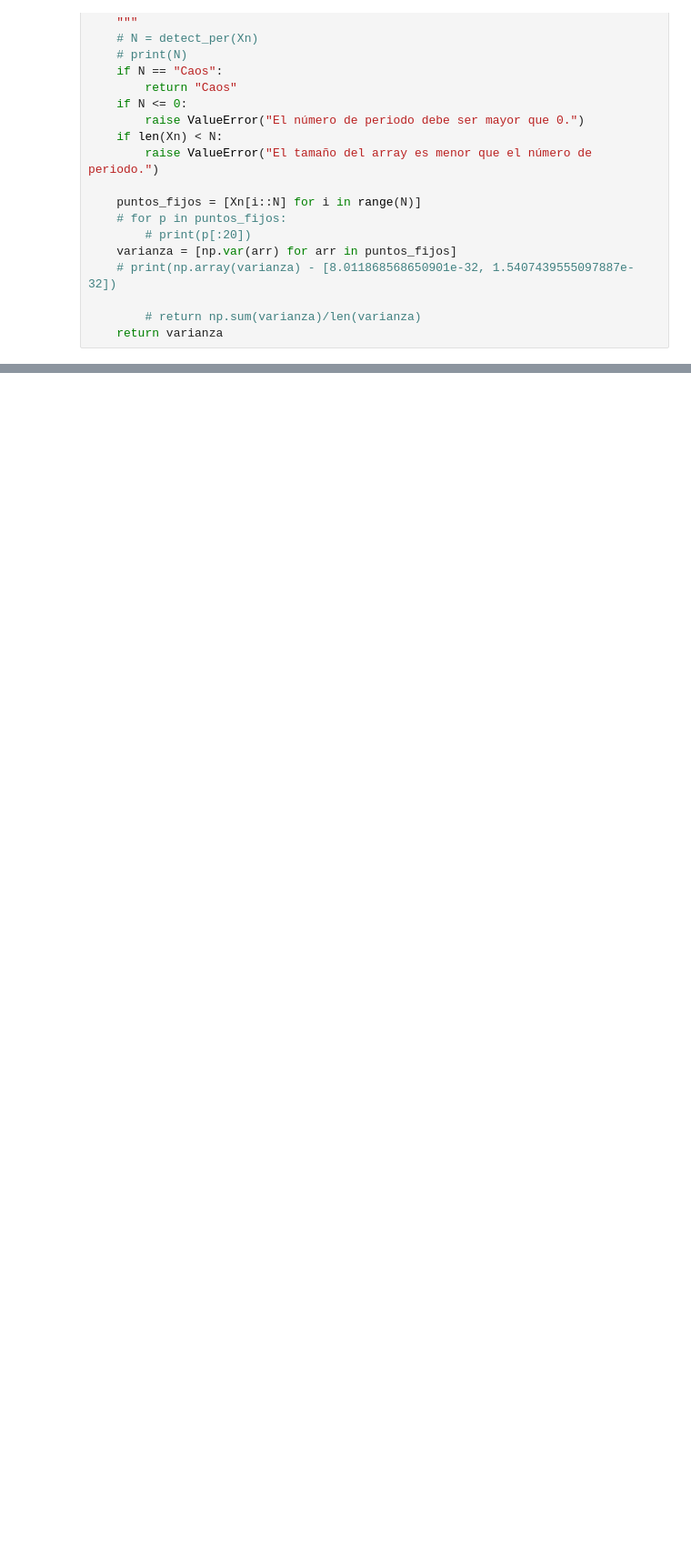
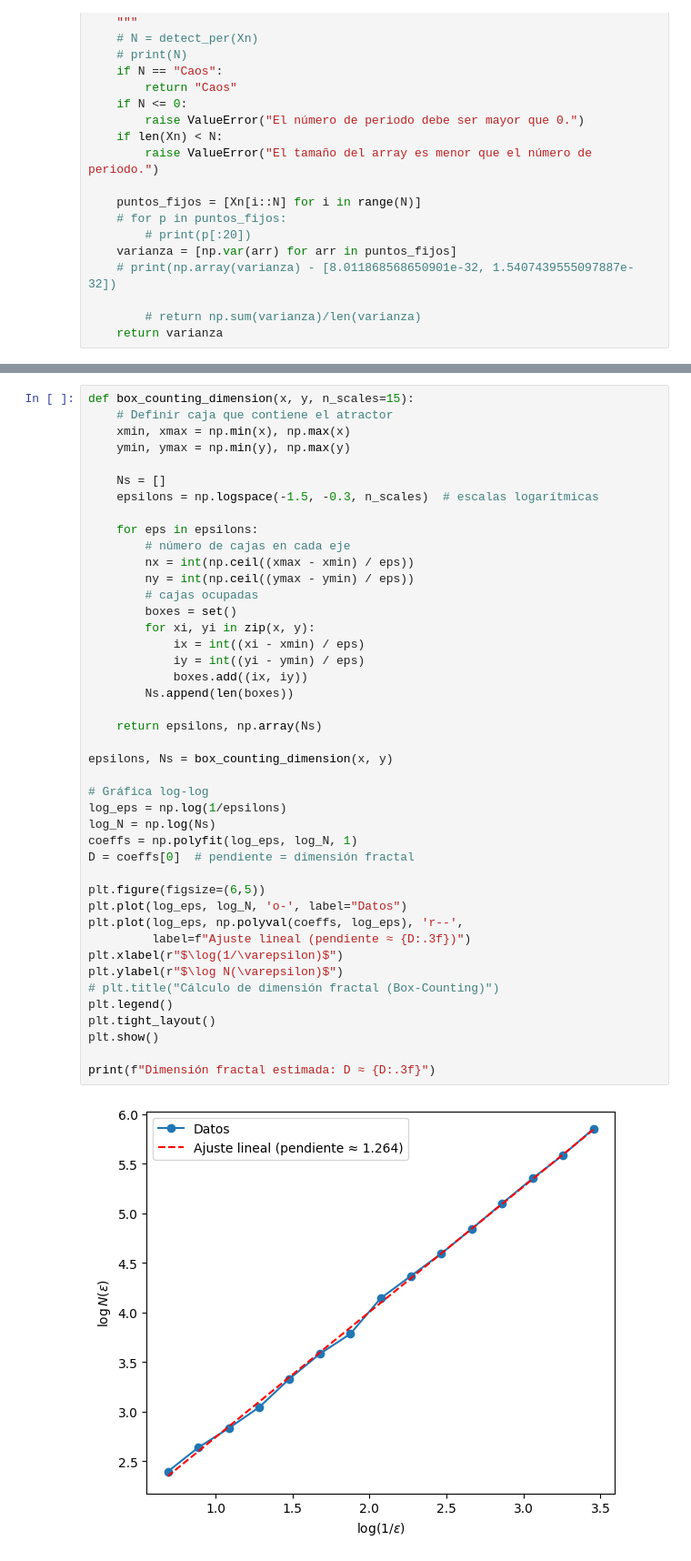
Before and after one commit to EduardoGarcia528/Tesis, a Jupyter notebook: henon/henon_map.ipynb, the cells around one changed output, grey strips where cells are left out. Shown at 91% size. Cells and saved outputs as stored; diff of their text form; blank space fills up the shorter version.

```diff
--- a/henon/henon_map.ipynb
+++ b/henon/henon_map.ipynb
@@ -452,0 +550,45 @@ def var_per_state(Xn,N):
+# %%
+def box_counting_dimension(x, y, n_scales=15):
+    # Definir caja que contiene el atractor
+    xmin, xmax = np.min(x), np.max(x)
+    ymin, ymax = np.min(y), np.max(y)
+
+    Ns = []
+    epsilons = np.logspace(-1.5, -0.3, n_scales)  # escalas logarítmicas
+
+    for eps in epsilons:
+        # número de cajas en cada eje
+        nx = int(np.ceil((xmax - xmin) / eps))
+        ny = int(np.ceil((ymax - ymin) / eps))
+        # cajas ocupadas
+        boxes = set()
+        for xi, yi in zip(x, y):
+            ix = int((xi - xmin) / eps)
+            iy = int((yi - ymin) / eps)
+            boxes.add((ix, iy))
+        Ns.append(len(boxes))
+
+    return epsilons, np.array(Ns)
+
+epsilons, Ns = box_counting_dimension(x, y)
+
+# Gráfica log-log
+log_eps = np.log(1/epsilons)
+log_N = np.log(Ns)
+coeffs = np.polyfit(log_eps, log_N, 1)
+D = coeffs[0]  # pendiente = dimensión fractal
+
+plt.figure(figsize=(6,5))
+plt.plot(log_eps, log_N, 'o-', label="Datos")
+plt.plot(log_eps, np.polyval(coeffs, log_eps), 'r--',
+         label=f"Ajuste lineal (pendiente ≈ {D:.3f})")
+plt.xlabel(r"$\log(1/\varepsilon)$")
+plt.ylabel(r"$\log N(\varepsilon)$")
+# plt.title("Cálculo de dimensión fractal (Box-Counting)")
+plt.legend()
+plt.tight_layout()
+plt.show()
+
+print(f"Dimensión fractal estimada: D ≈ {D:.3f}")
+# %% [output]
+[figure, added]
```
Also changed, not shown: parts of 4 cells of this notebook, 12 other files.
